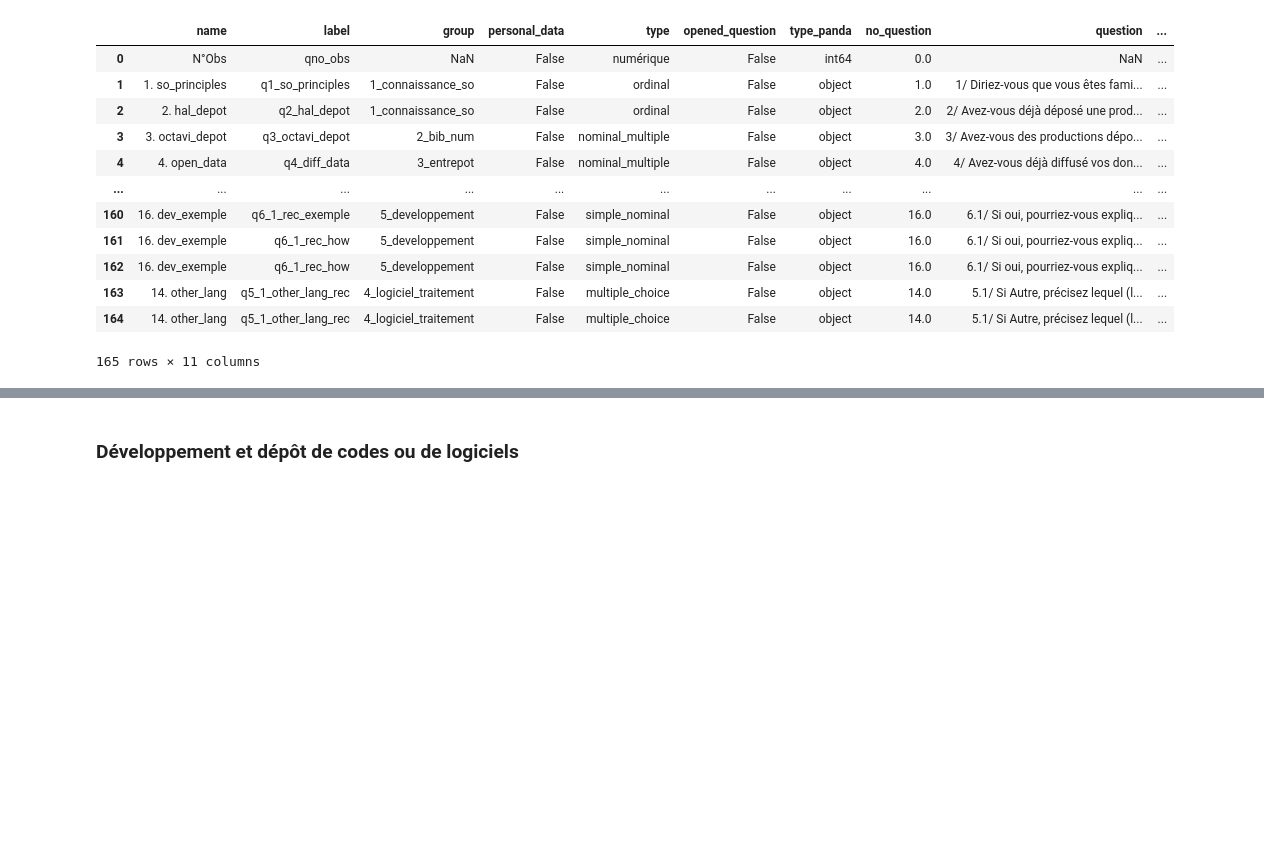
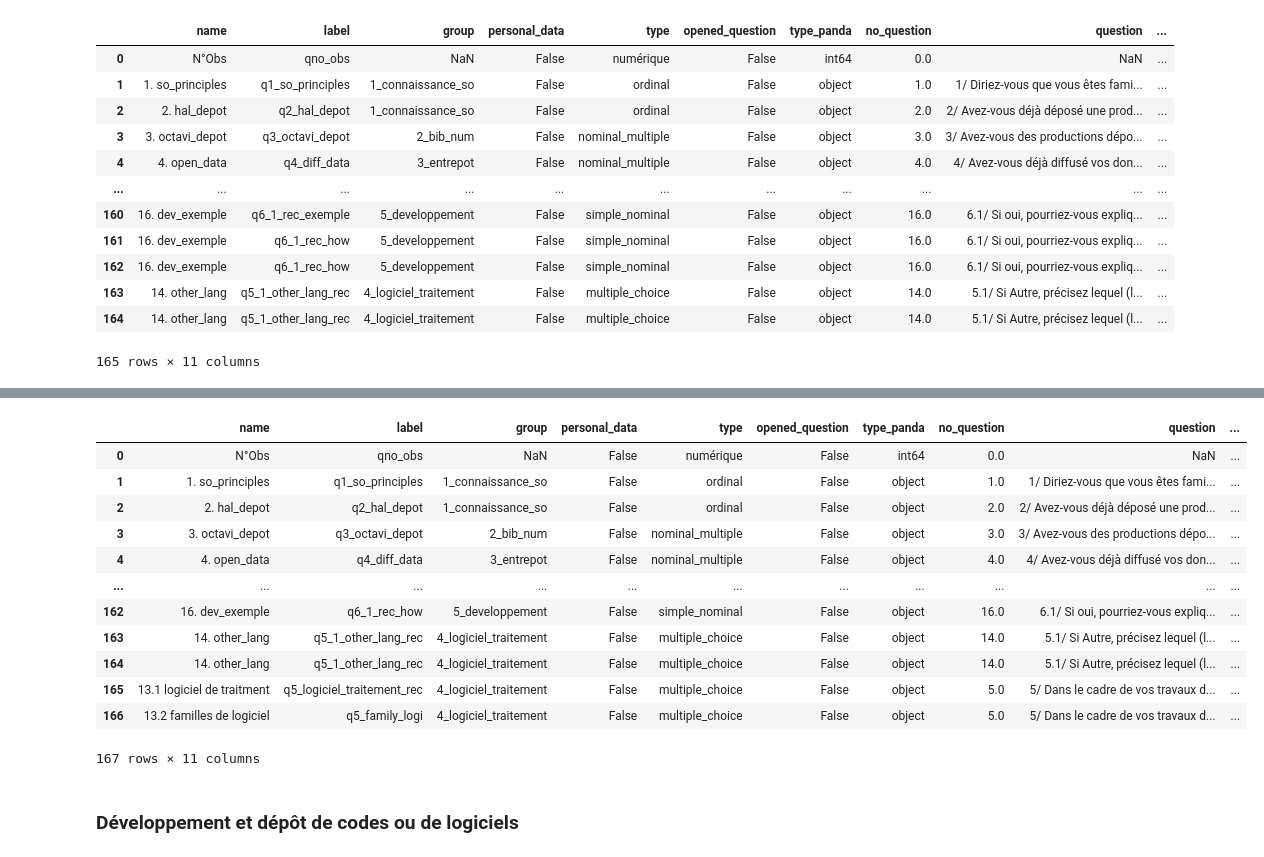
Before and after one commit to luneauaymeric/enquete_SO_p8, a Jupyter notebook: _build/jupyter_execute/script_analyse/connaissance_science_ouverte.ipynb, the cells around one changed output, grey strips where cells are left out. Drawn from its saved outputs; the diff is of its cells as text; code cells hidden in the pictures; blank space fills up the shorter version.

```diff
--- a/_build/jupyter_execute/script_analyse/connaissance_science_ouverte.ipynb
+++ b/_build/jupyter_execute/script_analyse/connaissance_science_ouverte.ipynb
@@ -617,0 +724,12 @@ sns.despine(left=True, bottom=True)
+# %%
+df01 = df0.copy()
+
+dict_logiciel_traitement2 = {}
+dict_logiciel_fam = {}
+for row in df_exp3.q45_clé:
+
+    dftmp = df_exp3.loc[df_exp3.q45_clé==row]
+    logiciel_traitement2 = [x for x in dftmp.q5_logiciel_traitement_rec.unique()]
+    family_logi = [x for x in dftmp.q5_family_logi.unique()]
+    dict_logiciel_traitement2[row] = "|".join(logiciel_traitement2)
+    dict_logiciel_fam[row] = "|".join(family_logi)
@@ -618,3 +754,59 @@ sns.despine(left=True, bottom=True)
+# %%
+df0["q5_logiciel_traitement_rec"]= df0.q45_clé.map(dict_logiciel_traitement2.get)
+df0["q5_family_logi"] = df0.q45_clé.map(dict_logiciel_fam.get)
+
+
+# on enregistre les nouvelles variables dans le dataframe original
+with fs.open(f"{BUCKET_OUT}/data_eP8/raw/anonymous_answer_2026-05-11.csv", "w") as file_out:
+    df0.drop(columns=["q5_1_other_lang_family"]).to_csv(file_out, sep=",", index= False)
+# %%
+dic_new_var = {'name':'13.1 logiciel de traitment',
+               'label':'q5_logiciel_traitement_rec',
+               'group':'4_logiciel_traitement',
+               'personal_data':False,
+               'type':'multiple_choice',
+               'opened_question':False,
+               'type_panda':df0.q5_logiciel_traitement_rec.dtypes,
+               'no_question':5,
+               'question':df_col.question.loc[df_col.label=="q5_r"].iloc[0],
+               "question_family":df_col.question_family.loc[df_col.label=="q5_r"].iloc[0],
+               'comment':"Regroupe les questions 5 et 6 sur les logiciels de traitement"
+              }
+new_variable = pd.DataFrame.from_dict(data=[dic_new_var])
+new_variable
+df_col = pd.concat([df_col,new_variable], ignore_index = True)
+df_col
+
+dic_new_var = {'name':'13.2 familles de logiciel',
+               'label':'q5_family_logi',
+               'group':'4_logiciel_traitement',
+               'personal_data':False,
+               'type':'multiple_choice',
+               'opened_question':False,
+               'type_panda':df0.q5_family_logi.dtypes,
+               'no_question':5,
+               'question':df_col.question.loc[df_col.label=="q5_r"].iloc[0],
+               "question_family":df_col.question_family.loc[df_col.label=="q5_r"].iloc[0],
+               'comment':"Classe les logiciels par famille"
+              }
+new_variable = pd.DataFrame.from_dict(data=[dic_new_var])
+new_variable
+df_col = pd.concat([df_col,new_variable], ignore_index = True)
+df_col
+# %% [output]
+|  | name | label | group | personal_data | type | opened_question | type_panda | no_question | question | ... |
+| 0 | N°Obs | qno_obs | NaN | False | numérique | False | int64 | 0.0 | NaN | ... |
+| 1 | 1. so_principles | q1_so_principles | 1_connaissance_so | False | ordinal | False | object | 1.0 | 1/ Diriez-vous que vous êtes fami... | ... |
+| 2 | 2. hal_depot | q2_hal_depot | 1_connaissance_so | False | ordinal | False | object | 2.0 | 2/ Avez-vous déjà déposé une prod... | ... |
+| 3 | 3. octavi_depot | q3_octavi_depot | 2_bib_num | False | nominal_multiple | False | object | 3.0 | 3/ Avez-vous des productions dépo... | ... |
+| 4 | 4. open_data | q4_diff_data | 3_entrepot | False | nominal_multiple | False | object | 4.0 | 4/ Avez-vous déjà diffusé vos don... | ... |
+| ... | ... | ... | ... | ... | ... | ... | ... | ... | ... | ... |
+| 162 | 16. dev_exemple | q6_1_rec_how | 5_developpement | False | simple_nominal | False | object | 16.0 | 6.1/ Si oui, pourriez-vous expliq... | ... |
+| 163 | 14. other_lang | q5_1_other_lang_rec | 4_logiciel_traitement | False | multiple_choice | False | object | 14.0 | 5.1/ Si Autre, précisez lequel (l... | ... |
+| 164 | 14. other_lang | q5_1_other_lang_rec | 4_logiciel_traitement | False | multiple_choice | False | object | 14.0 | 5.1/ Si Autre, précisez lequel (l... | ... |
+| 165 | 13.1 logiciel de traitment | q5_logiciel_traitement_rec | 4_logiciel_traitement | False | multiple_choice | False | object | 5.0 | 5/ Dans le cadre de vos travaux d... | ... |
+| 166 | 13.2 familles de logiciel | q5_family_logi | 4_logiciel_traitement | False | multiple_choice | False | object | 5.0 | 5/ Dans le cadre de vos travaux d... | ... |
+167 rows × 11 columns
 # %% [markdown]
 
 ### Développement et dépôt de codes ou de logiciels
```
Also changed, not shown: parts of 20 cells of this notebook, 10 other files.
